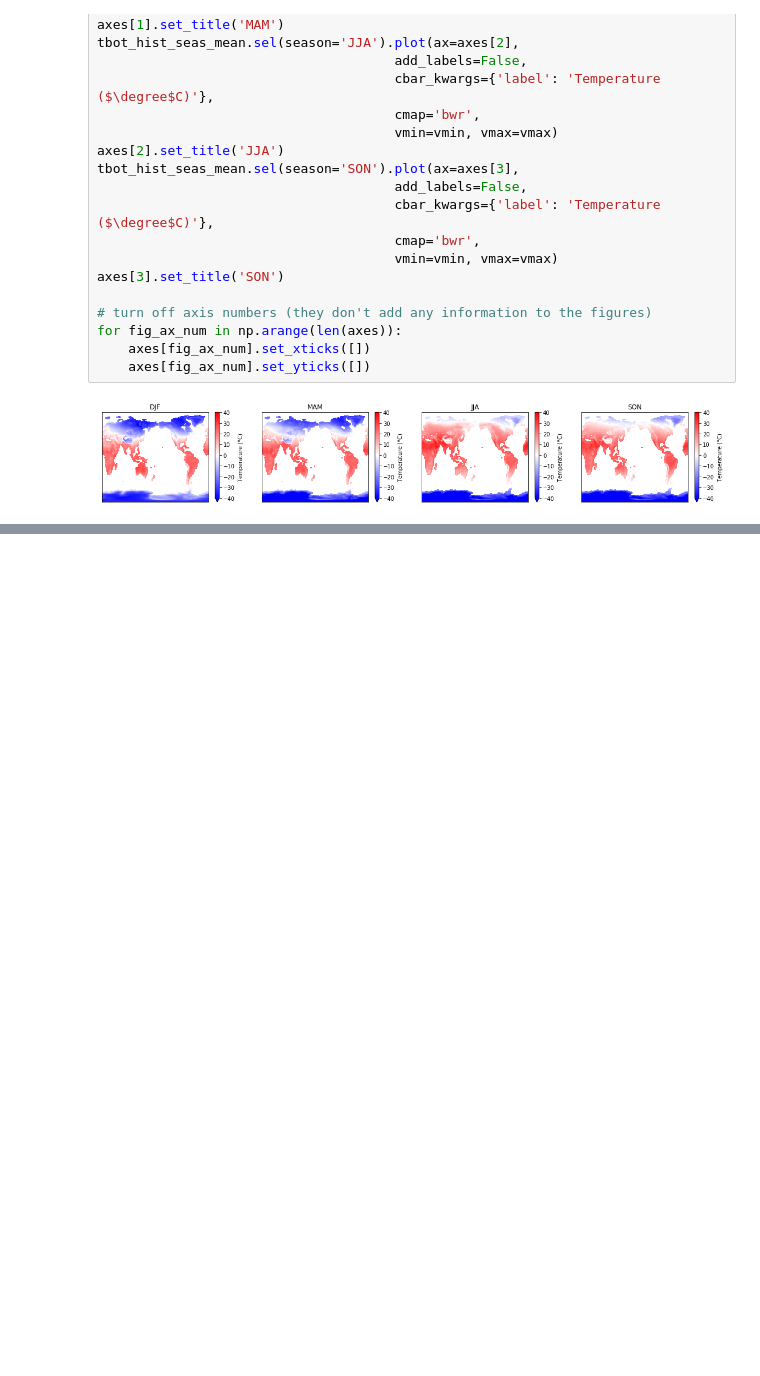
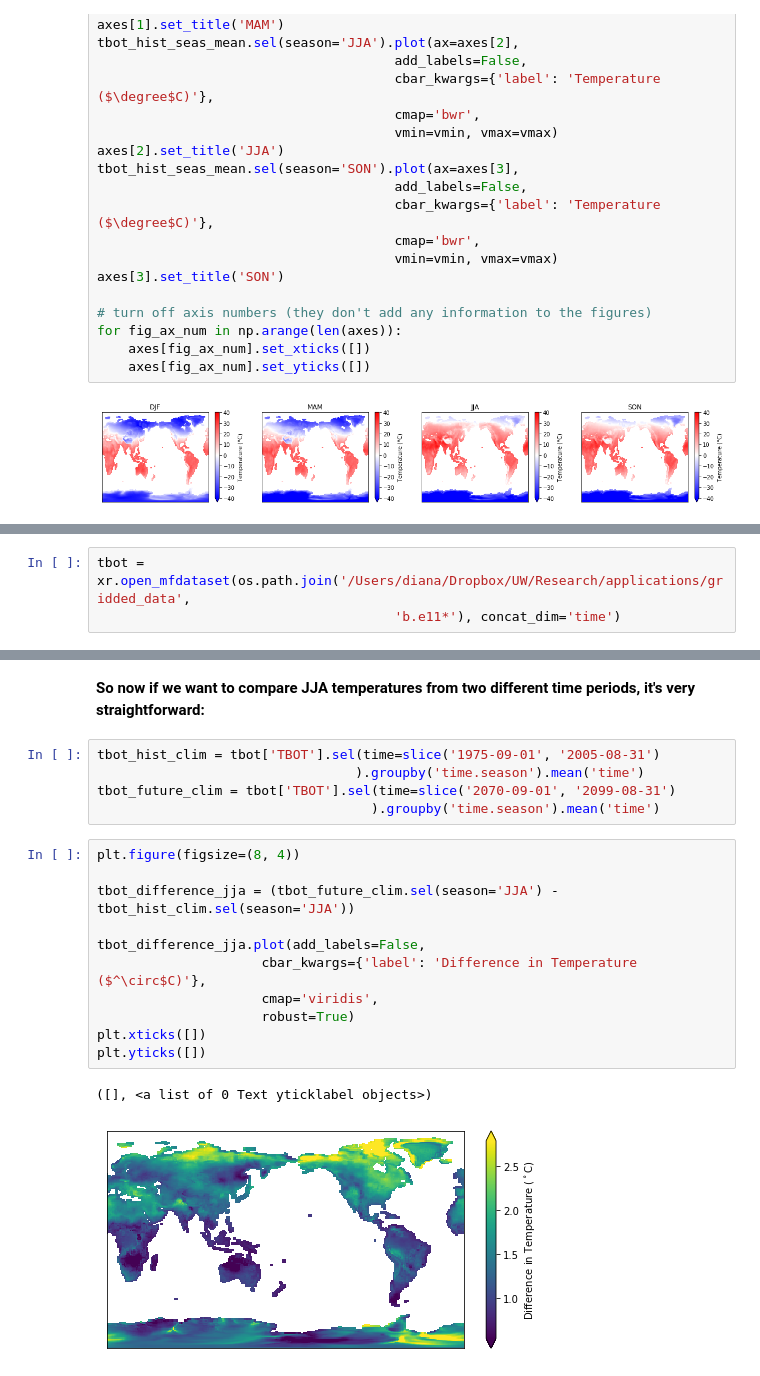
Before and after one commit to waterhackweek/gridded_data, a Jupyter notebook: gridded_data_2_xarray_and_dask.ipynb, the cells around one changed output, grey strips where cells are left out. Cells and saved outputs as stored; diff of their text form; blank space fills up the shorter version.

```diff
--- a/gridded_data_2_xarray_and_dask.ipynb
+++ b/gridded_data_2_xarray_and_dask.ipynb
@@ -225,0 +247,3 @@ for fig_ax_num in np.arange(len(axes)):
+# %%
+tbot = xr.open_mfdataset(os.path.join('/Users/diana/Dropbox/UW/Research/applications/gridded_data',
+                                      'b.e11*'), concat_dim='time')
@@ -225,0 +260,21 @@ for fig_ax_num in np.arange(len(axes)):
+# %% [markdown]
+__So now if we want to compare JJA temperatures from two different time periods, it's very straightforward:__
+# %%
+tbot_hist_clim = tbot['TBOT'].sel(time=slice('1975-09-01', '2005-08-31')
+                                 ).groupby('time.season').mean('time')
+tbot_future_clim = tbot['TBOT'].sel(time=slice('2070-09-01', '2099-08-31')
+                                   ).groupby('time.season').mean('time')
+# %%
+plt.figure(figsize=(8, 4))
+
+tbot_difference_jja = (tbot_future_clim.sel(season='JJA') - tbot_hist_clim.sel(season='JJA'))
+
+tbot_difference_jja.plot(add_labels=False,
+                     cbar_kwargs={'label': 'Difference in Temperature ($^\circ$C)'},
+                     cmap='viridis',
+                     robust=True)
+plt.xticks([])
+plt.yticks([])
+# %% [output]
+([], <a list of 0 Text yticklabel objects>)
+[figure, added]
```
Also changed, not shown: parts of 9 cells of this notebook.
